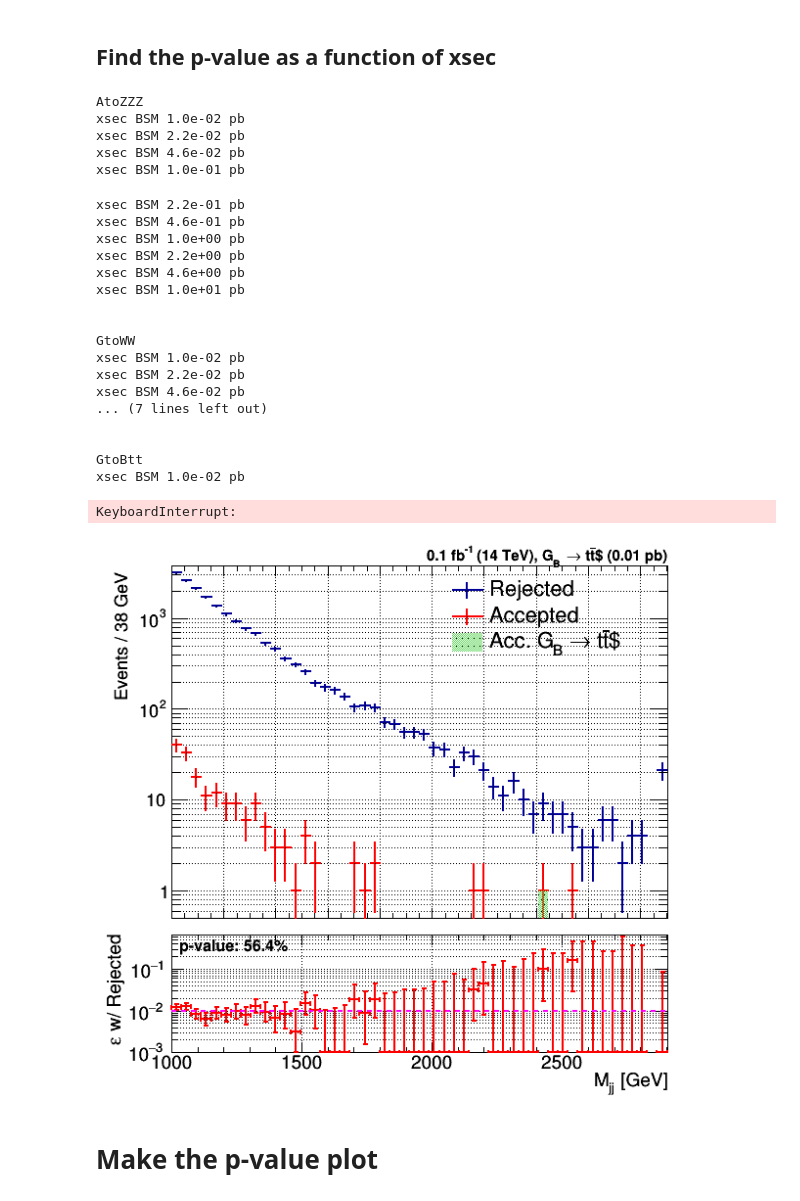
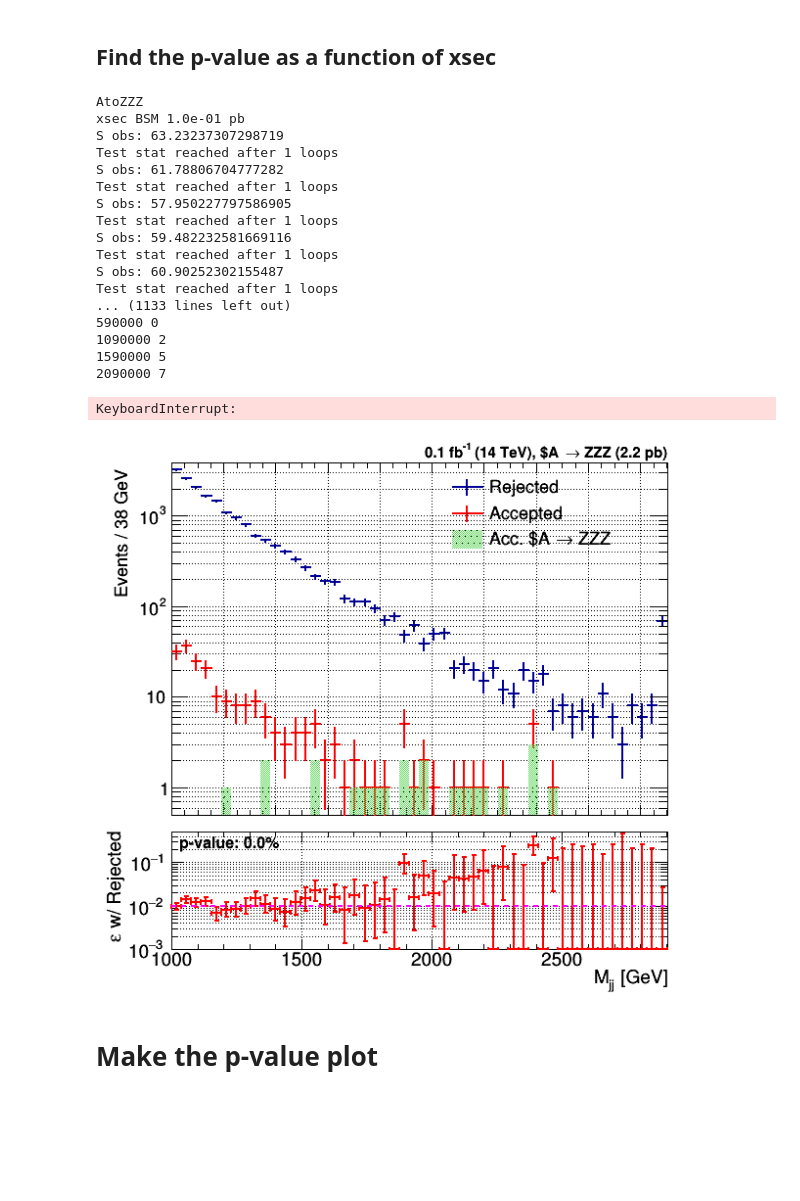
Before and after one commit to thaarres/JetAnomaly_CHEP19, a Jupyter notebook: jupyter/ModelIndepoAnomalyDetection.ipynb, the cells around one changed output. Cells and saved outputs as stored; diff of their text form; code cells hidden in the pictures; blank space fills up the shorter version.

```diff
--- a/jupyter/ModelIndepoAnomalyDetection.ipynb
+++ b/jupyter/ModelIndepoAnomalyDetection.ipynb
@@ -73,8 +75,8 @@ c.Draw()
 # %%
 gbr_cut = GradientBoostingRegressor(loss='quantile', alpha=1-SM_eff,
                                 n_estimators=250, max_depth=3,
-                                learning_rate=.1, min_samples_leaf=10,
-                                min_samples_split=10,
+                                learning_rate=.1, min_samples_leaf=5,
+                                min_samples_split=5,
                                 validation_fraction=0.5,
                                 n_iter_no_change=5,
                                 tol=1e-5,
@@ -83,5 +85,9 @@ gbr_cut = GradientBoostingRegressor(loss='quantile', alpha=1-SM_eff,
 x = np.reshape(data_side[:,0], (-1,1))
 y = computeDiscriminatingVar(data_side)
 gbr_cut.fit(x, y);
+
+date = datetime.date.today()
+date_str = '{}{:02d}{:02d}'.format(date.year, date.month, date.day)
+joblib.dump(gbr_cut, '../models/gbr_cut_trained_{}.joblib'.format(date_str))
 # %% [output]
       Iter       Train Loss   Remaining Time
@@ -202,0 +222,4 @@ HypotesisTets(h_a, h_r, SM_eff)
+# %%
+h_a_bin_content, _ = rootTH1_to_np(h_a)
+h_r_bin_content, _ = rootTH1_to_np(h_r)
+HypotesisTets(h_a_bin_content, h_r_bin_content, SM_eff, N_asymov=10000)
@@ -218,10 +245,10 @@ sample_label = {'qcd':r'QCD',
                }
 
 sample_label_ROOT = {'qcd':'QCD',
-                'AtoZZZ':'$A #rightarrow ZZZ$',
+                'AtoZZZ':'$A #rightarrow ZZZ',
                 'GtoWW':'G #rightarrow WW',
-                'GtoBtt':'G_{B} #rightarrow t#bar{t}$',
-                'GtoNtt':'G_{N} #rightarrow t#bar{t}$'
+                'GtoBtt':'G_{B} #rightarrow t#bar{t}',
+                'GtoNtt':'G_{N} #rightarrow t#bar{t}'
                }
 
 SM_samples = ['qcd']
@@ -328,7 +355,7 @@ def plotMassSpectrum_wSig(h_r, h_a, h_a_sig, name_BSM, lumi_text, p_val):
 # %%
 lumi = 100 #pb^-1
 
-N_asymov = int(1e6)
+N_asymov = 10000
 # N_asymov = int(1 / (1 - erf(5.5/np.sqrt(2))))
 N_exp_per_xsec = 100
 # %%
@@ -338,12 +365,13 @@ rt.gROOT.SetBatch(True)
 for name_BSM in BSM_samples[:2]:
     print('\n\n'+name_BSM)
     dic_p_val[name_BSM] = []
-    for xsec_BSM in np.logspace(-1, 1, 10):
+    for xsec_BSM in np.logspace(-1, 1, 7):
         print('xsec BSM {:.1e} pb'.format(xsec_BSM))
         lumi_text = '{:.1f} fb^{{-1}} (14 TeV), '.format(1e-3*lumi) + sample_label_ROOT[name_BSM] + ' ({:.2} pb)'.format(xsec_BSM)
 
         p_val_test = []
         for i_exp in range(N_exp_per_xsec):
+            print('Experiment:', i_exp)
             d_obs = np.zeros((0,2))
 
             sample_xsec[name_BSM] = xsec_BSM
@@ -365,56 +393,53 @@ for name_BSM in BSM_samples[:2]:
 
             h_r = create_TH1D(d_obs[:, 0][np.logical_not(d_obs[:,1]).astype(np.bool)],
                                  name='h_rej', title='Rejected',
                                  axis_title=['M_{jj} [GeV]', ''],
                                  binning=binning,
                                  opt='overflow'
                                 )
             h_r.SetYTitle('Events / {:.0f} GeV'.format(h_r.GetBinWidth(1)))
 
-            p_val = HypotesisTets(h_a, h_r, SM_eff, N_asymov = N_asymov, show_hist=False)
+            h_a_bin_content, _ = rootTH1_to_np(h_a)
+            h_r_bin_content, _ = rootTH1_to_np(h_r)
+            p_val = HypotesisTets(h_a_bin_content, h_r_bin_content, SM_eff, N_asymov = N_asymov, show_hist=False)
             p_val_test.append(p_val)
 
             if i_exp > 3 and np.max(p_val_test) == 0:
                 break
 
             if i_exp == 0:
                 h_a_sig = create_TH1D(d_obs[-nEvts-1:, 0][d_obs[-nEvts-1:, 1].astype(np.bool)],
                                      name='h_acc', title='Accepted',
                                      binning=binning,
                                      opt='overflow'
                                     )
                 c = plotMassSpectrum_wSig(h_r, h_a, h_a_sig, name_BSM, lumi_text, p_val)
                 fig_name = '../fig/ModelIndependentAnalysis/massSpectrum/'
                 fig_name += name_BSM + '{:1.2e}'.format(xsec_BSM) + 'pb' + '_L' + str(lumi) + 'pb-1_wEff'
                 c.SaveAs(fig_name + '.png')
 
         aux = [xsec_BSM] + list(np.percentile(p_val_test, [2.5, 16, 50, 84, 97.5]))
         dic_p_val[name_BSM].append(aux)
 # %% [output]
 AtoZZZ
-xsec BSM 1.0e-02 pb
-xsec BSM 2.2e-02 pb
-xsec BSM 4.6e-02 pb
 xsec BSM 1.0e-01 pb
+S obs: 63.23237307298719
+Test stat reached after 1 loops
+S obs: 61.78806704777282
+Test stat reached after 1 loops
+S obs: 57.950227797586905
+Test stat reached after 1 loops
+S obs: 59.482232581669116
+Test stat reached after 1 loops
+S obs: 60.90252302155487
+Test stat reached after 1 loops
+... (1133 lines left out)
+590000 0
+1090000 2
+1590000 5
+2090000 7
-xsec BSM 2.2e-01 pb
-xsec BSM 4.6e-01 pb
-xsec BSM 1.0e+00 pb
-xsec BSM 2.2e+00 pb
-xsec BSM 4.6e+00 pb
-xsec BSM 1.0e+01 pb
-
-
-GtoWW
-xsec BSM 1.0e-02 pb
-xsec BSM 2.2e-02 pb
-xsec BSM 4.6e-02 pb
-... (7 lines left out)
-
-
-GtoBtt
-xsec BSM 1.0e-02 pb
+KeyboardInterrupt:
-KeyboardInterrupt:
-[figure, old version]
+[figure, new version]
 # %% [markdown]
 # Make the p-value plot
 # %%
```
Also changed, not shown: parts of 9 cells of this notebook, 11 other files.
